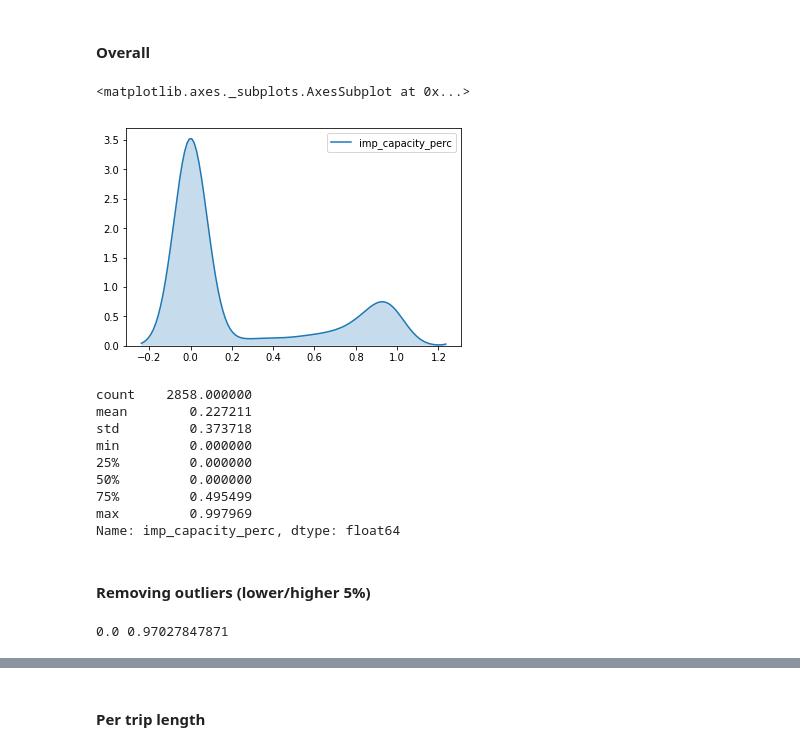
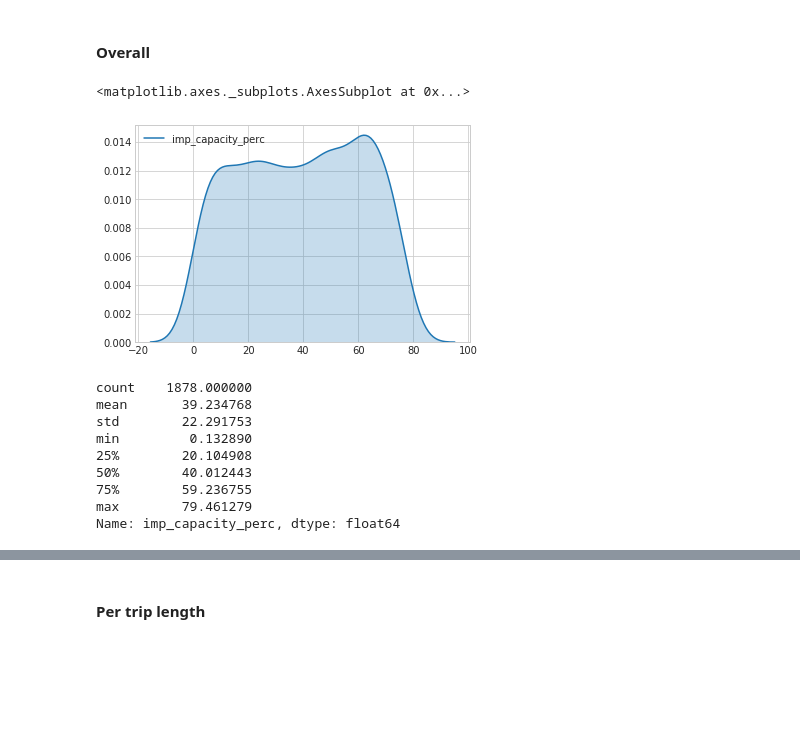
Before and after one commit to tarcisobraz/trips-optimality-exp, a Jupyter notebook: trip-decision-improvement-capacity-analysis.ipynb, the cells around one changed output, grey strips where cells are left out. Cells and saved outputs as stored; diff of their text form; code cells hidden in the pictures; blank space fills up the shorter version.

Commit message:
Adding extra filters to remove errors in OD-Matrix estimation and generating plots for publication.

```diff
--- a/trip-decision-improvement-capacity-analysis.ipynb
+++ b/trip-decision-improvement-capacity-analysis.ipynb
@@ -118,12 +106,10 @@ imp_cap_df.head(10)
 imp_cap_df['hour_of_day'] = pd.to_datetime(imp_cap_df['exec_start_time'], format='%Y-%m-%d %H:%M:%S').dt.hour
 # %%
 period_of_day_list = [('hour_of_day', [0,1,2,3,4,5,6,7,8,9,10,11,12,13,14,15,16,17,18,19,20,21,22,23]),
-         ('period_of_day', ['very_late_night','very_late_night','very_late_night','very_late_night','early_morning','early_morning','early_morning','morning','morning','morning','morning','midday','midday','midday','afternoon','afternoon','afternoon','early_night','early_night','early_night','night','night','late_night','late_night'])]
+         ('period_of_day', ['very_late_night','very_late_night','very_late_night','very_late_night','early_morning','early_morning','early_morning','morning','morning','morning','morning','midday','midday','midday','afternoon','afternoon','afternoon','evening','evening','evening','night','night','late_night','late_night'])]
 period_of_day_df = pd.DataFrame.from_items(period_of_day_list)
 period_of_day_df.period_of_day = period_of_day_df.period_of_day.astype('category', ordered=True)
 
 period_of_day_df
 
 imp_cap_df = imp_cap_df.merge(period_of_day_df, how='inner', on='hour_of_day')
-
-imp_cap_df.head()
@@ -167,0 +132,5 @@ imp_cap_df.head(10)
+# %%
+min_trip_dur = 10
+max_trip_dur = 50
+
+clean_trips = imp_cap_df[(imp_cap_df['executed_duration'] >= min_trip_dur) & (imp_cap_df['executed_duration'] < max_trip_dur)]
@@ -167,0 +169,19 @@ imp_cap_df.head(10)
+# %%
+sns.set_style("whitegrid")
+
+#Plot 1 - background - "total" (top) series
+ax = sns.barplot(x = trips_per_length.trip_length_bucket, y = trips_per_length.total, color = "#66c2a5")
+
+#Plot 2 - overlay - "bottom" series
+bottom_plot = sns.barplot(x = trips_per_length_improved.trip_length_bucket, y = trips_per_length_improved.total, color = "#fc8d62")
+
+bottom_plot.set(xlabel='Trip Length (minutes)',ylabel='Number of Trips')
+
+topbar = plt.Rectangle((0,0),1,1,fc="#66c2a5", edgecolor = 'none')
+bottombar = plt.Rectangle((0,0),1,1,fc='#fc8d62',  edgecolor = 'none')
+l = plt.legend([bottombar, topbar], ['Not Optimal', 'Optimal'], bbox_to_anchor=(0, 1.2), loc=2, ncol = 2, prop={'size':10})
+l.draw_frame(False)
+
+fig = ax.get_figure()
+fig.set_size_inches(4.5, 3)
+fig.savefig('/local/tarciso/masters/data/results/trip_length_by_optimality.pdf', bbox_inches='tight')
@@ -168,2 +190,4 @@ imp_cap_df.head(10)
 # %% [markdown]
 ### Analyzing Data Distribution
+# %%
+pos_improvement = clean_trips[(clean_trips['imp_capacity'] > 0) & (clean_trips['duration'] >= 10)]
@@ -172,28 +200,19 @@ imp_cap_df.head(10)
 # %% [markdown]
 #### Overall
 # %%
-sns.kdeplot(imp_cap_df.imp_capacity_perc, shade=True)
+sns.kdeplot(pos_improvement.imp_capacity_perc, shade=True)
 # %% [output]
 <matplotlib.axes._subplots.AxesSubplot at 0x...>
-[figure, old version]
+[figure, new version]
 # %%
-imp_cap_df.imp_capacity_perc.describe()
+pos_improvement.imp_capacity_perc.describe()
 # %% [output]
-count    2858.000000
-mean        0.227211
-std         0.373718
-min         0.000000
-25%         0.000000
-50%         0.000000
-75%         0.495499
-max         0.997969
+count    1878.000000
+mean       39.234768
+std        22.291753
+min         0.132890
+25%        20.104908
+50%        40.012443
+75%        59.236755
+max        79.461279
 Name: imp_capacity_perc, dtype: float64
-# %% [markdown]
-#### Removing outliers (lower/higher 5%)
-# %%
-fith_perc = np.percentile(imp_cap_df.imp_capacity_perc,5)
-ninety_fith_perc = np.percentile(imp_cap_df.imp_capacity_perc,95)
-
-print fith_perc, ninety_fith_perc
-# %% [output]
-0.0 0.97027847871
```
Also changed, not shown: parts of 59 cells of this notebook.
